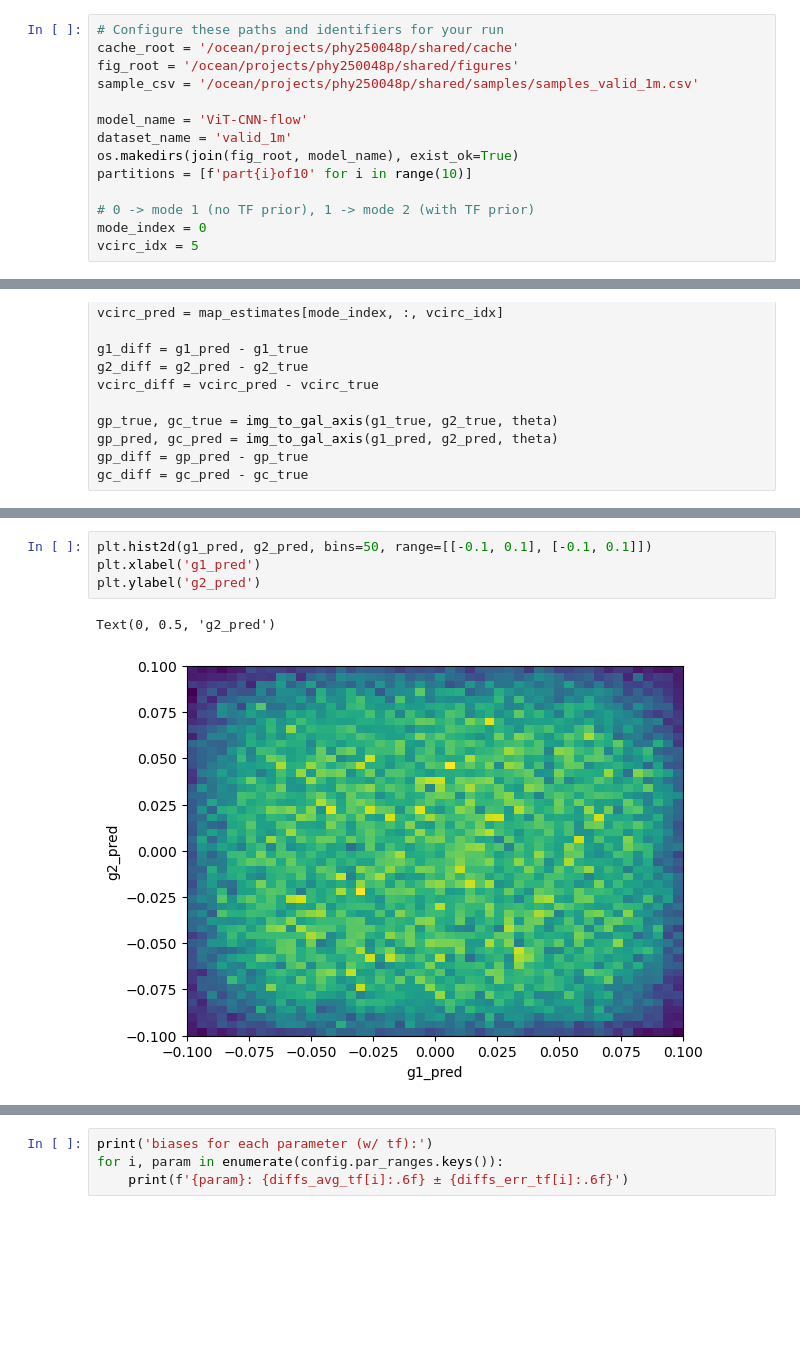
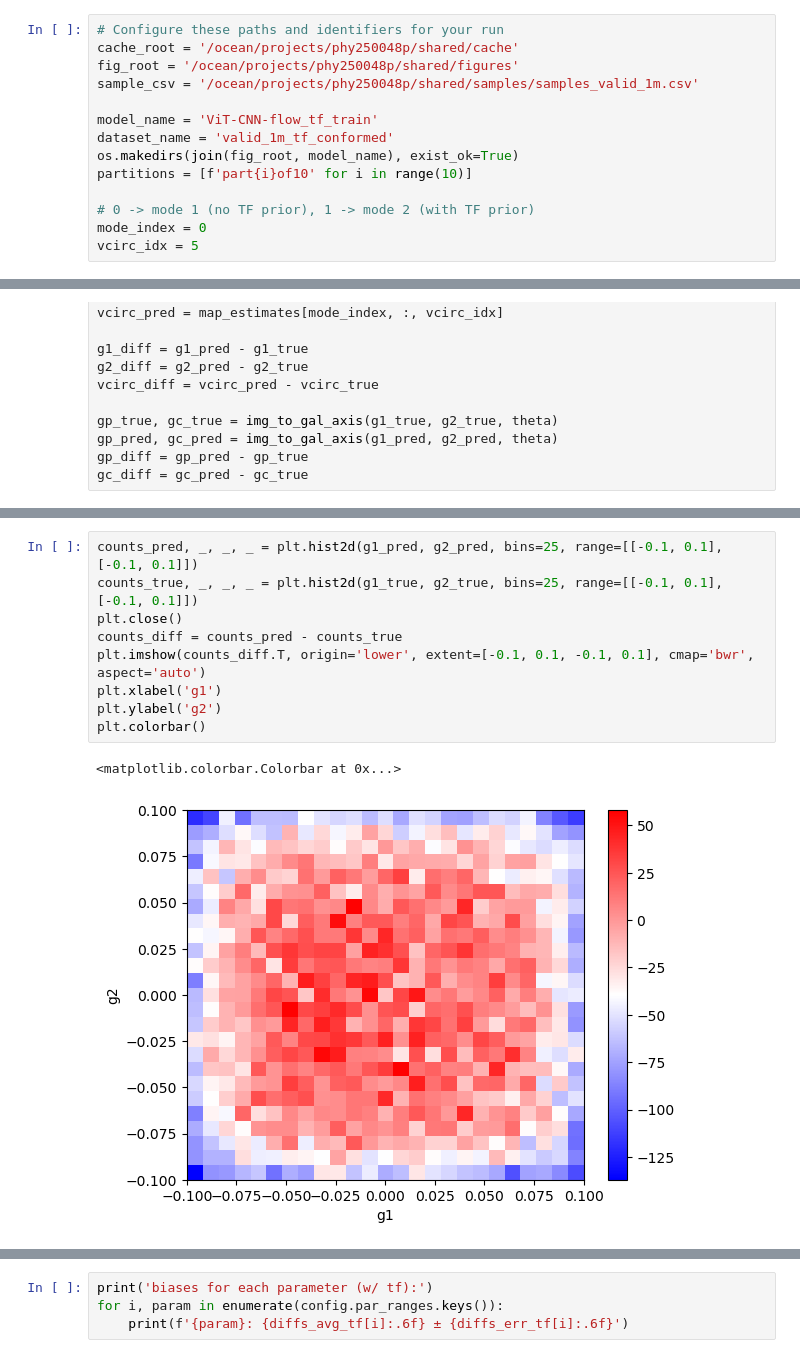
Before and after one commit to KinematicLensing/kl-nn, a Jupyter notebook: arch/diagnostics/sample_diagnostics.ipynb, the cells around one changed output, grey strips where cells are left out. Drawn from its saved outputs; the diff is of its cells as text; blank space fills up the shorter version.

```diff
--- a/arch/diagnostics/sample_diagnostics.ipynb
+++ b/arch/diagnostics/sample_diagnostics.ipynb
@@ -31,8 +31,8 @@ cache_root = '/ocean/projects/phy250048p/shared/cache'
 fig_root = '/ocean/projects/phy250048p/shared/figures'
 sample_csv = '/ocean/projects/phy250048p/shared/samples/samples_valid_1m.csv'
 
-model_name = 'ViT-CNN-flow'
-dataset_name = 'valid_1m'
+model_name = 'ViT-CNN-flow_tf_train'
+dataset_name = 'valid_1m_tf_conformed'
 os.makedirs(join(fig_root, model_name), exist_ok=True)
 partitions = [f'part{i}of10' for i in range(10)]
 
@@ -226,8 +248,13 @@ plt.show()
 # %%
-plt.hist2d(g1_pred, g2_pred, bins=50, range=[[-0.1, 0.1], [-0.1, 0.1]])
-plt.xlabel('g1_pred')
-plt.ylabel('g2_pred')
+counts_pred, _, _, _ = plt.hist2d(g1_pred, g2_pred, bins=25, range=[[-0.1, 0.1], [-0.1, 0.1]])
+counts_true, _, _, _ = plt.hist2d(g1_true, g2_true, bins=25, range=[[-0.1, 0.1], [-0.1, 0.1]])
+plt.close()
+counts_diff = counts_pred - counts_true
+plt.imshow(counts_diff.T, origin='lower', extent=[-0.1, 0.1, -0.1, 0.1], cmap='bwr', aspect='auto')
+plt.xlabel('g1')
+plt.ylabel('g2')
+plt.colorbar()
 # %% [output]
-Text(0, 0.5, 'g2_pred')
+<matplotlib.colorbar.Colorbar at 0x...>
-[figure, old version]
+[figure, new version]
 # %%
```
Also changed, not shown: parts of 23 cells of this notebook, 10 other files.
